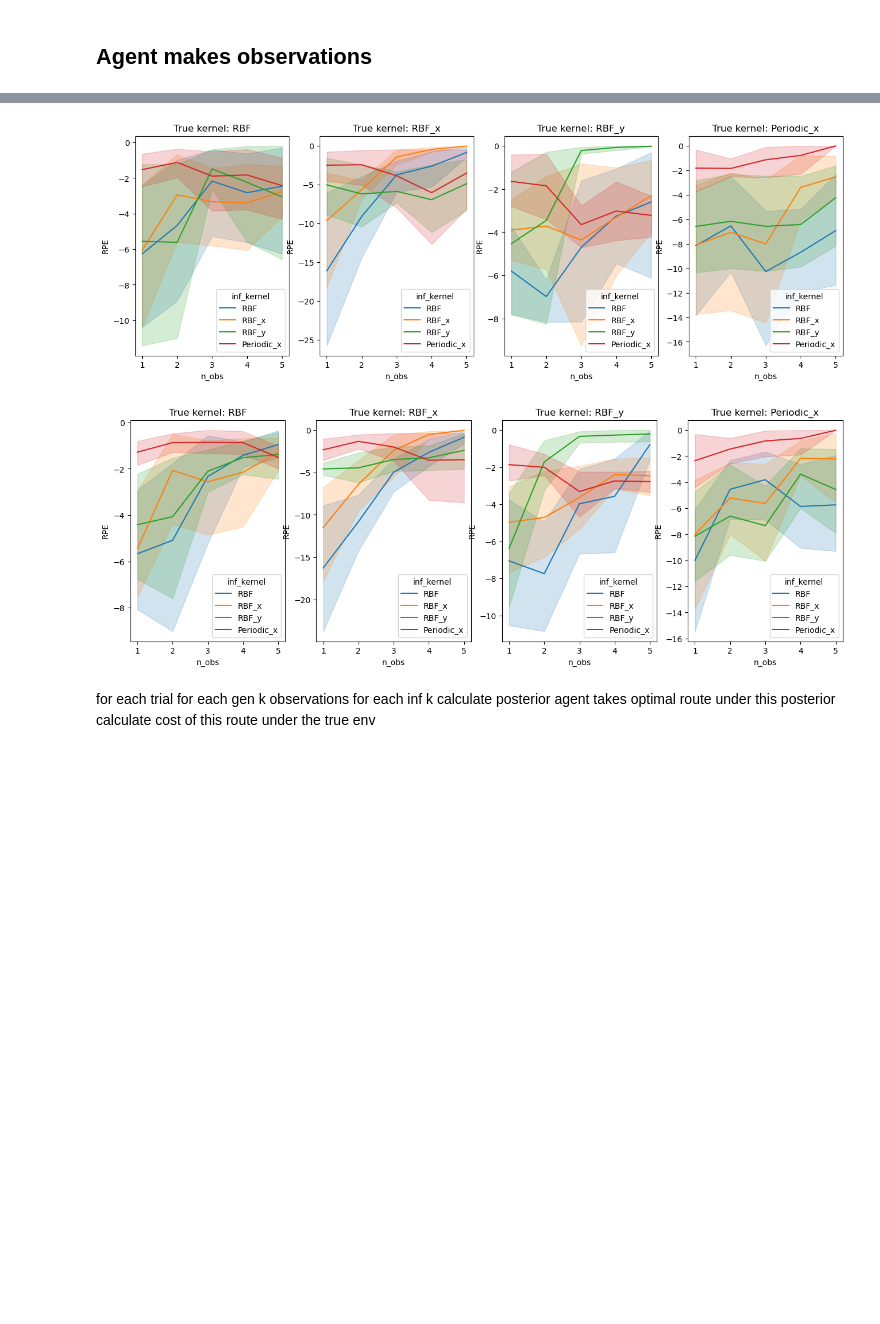
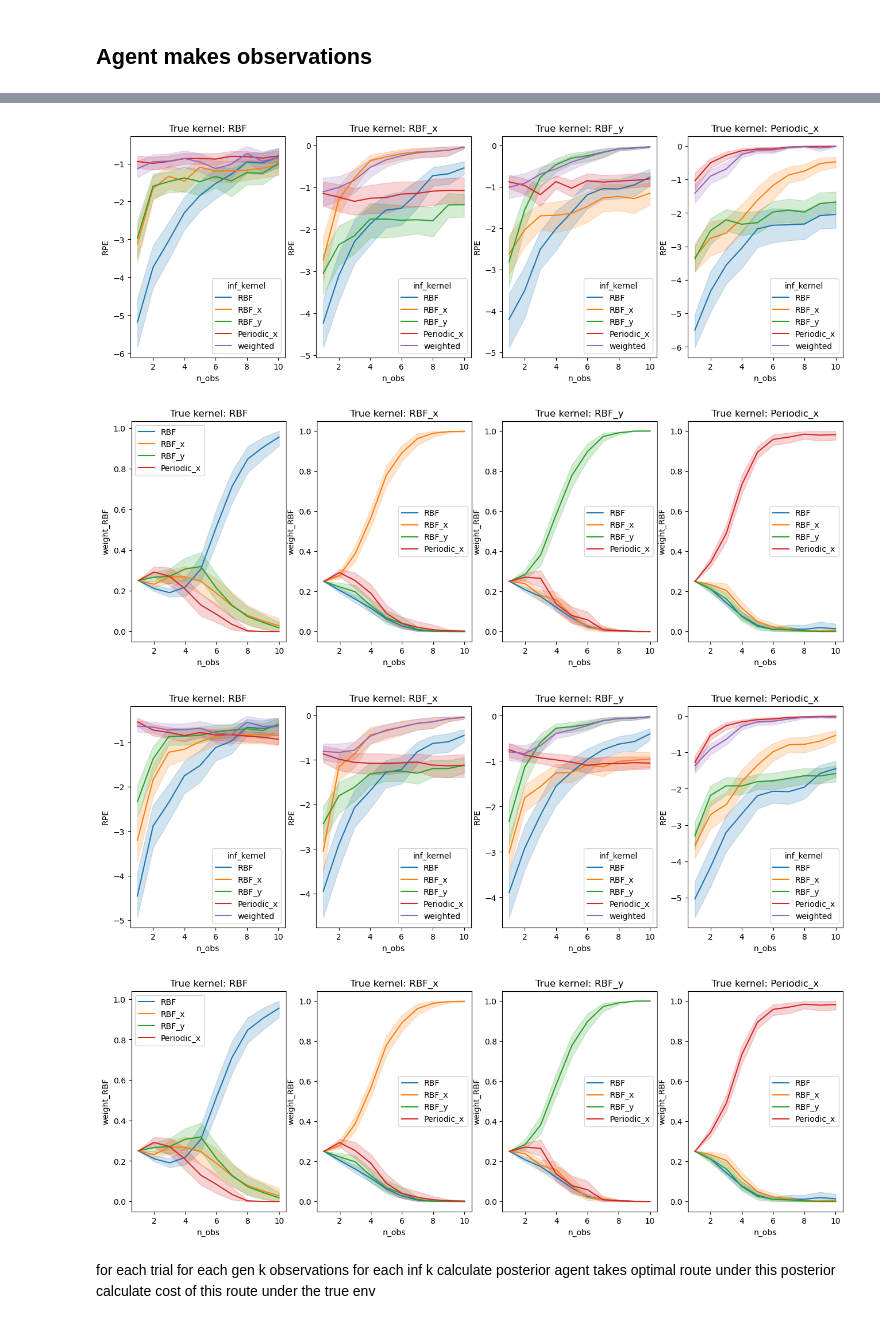
Before and after one commit to tgham/context_exploration, a Jupyter notebook: GP_worlds.ipynb, the cells around one changed output, grey strips where cells are left out. Drawn from its saved outputs; the diff is of its cells as text; code cells hidden in the pictures; blank space fills up the shorter version.

```diff
--- a/GP_worlds.ipynb
+++ b/GP_worlds.ipynb
@@ -265,7 +265,7 @@ importlib.reload(plotter)
 from plotter import *
 
 # ## inititialise the GP
-N = 20
+N = 10
 c = [1]
 scale = [1]
 theta = [0]
@@ -728,13 +804,23 @@ for t in tqdm(range(5)):
 # %%
 for metric in metrics:
     fig, axs = plt.subplots(1, n_k, figsize=(4*n_k, 5))
+    fig2, axs2 = plt.subplots(1, n_k, figsize=(4*n_k, 5))
+
     for gki, gen_k in enumerate(df_agent['gen_kernel'].unique()):
         data_tmp = df_agent.loc[(df_agent['gen_kernel']==gen_k) & (df_agent['metric']==metric)]
         sns.lineplot(data = data_tmp, x = 'n_obs', y = 'RPE', hue = 'inf_kernel', ax = axs[gki], markers = True)
         axs[gki].set_title('True kernel: '+gen_k)
+
+        ## plot the weights of each inference kernel
+        for iki, inf_k in enumerate(df_agent['gen_kernel'].unique()):
+            sns.lineplot(data = data_tmp.loc[data_tmp['inf_kernel']=='weighted'], x = 'n_obs', y = 'weight_'+inf_k, ax = axs2[gki], markers = True, label = inf_k)
+            axs2[gki].set_title('True kernel: '+gen_k)
+        # sns.lineplot(data = data_tmp, x = 'n_obs', y = '', hue = 'inf_kernel', ax = axs2[gki], markers = True)
 # %% [output]
-[figure, old version]
+[figure, new version]
-[figure, old version]
+[figure, new version]
+[figure, added]
+[figure, added]
 # %% [markdown]
 for each trial
     for each gen k
```
Also changed, not shown: parts of 3 cells of this notebook, 1 other file.
